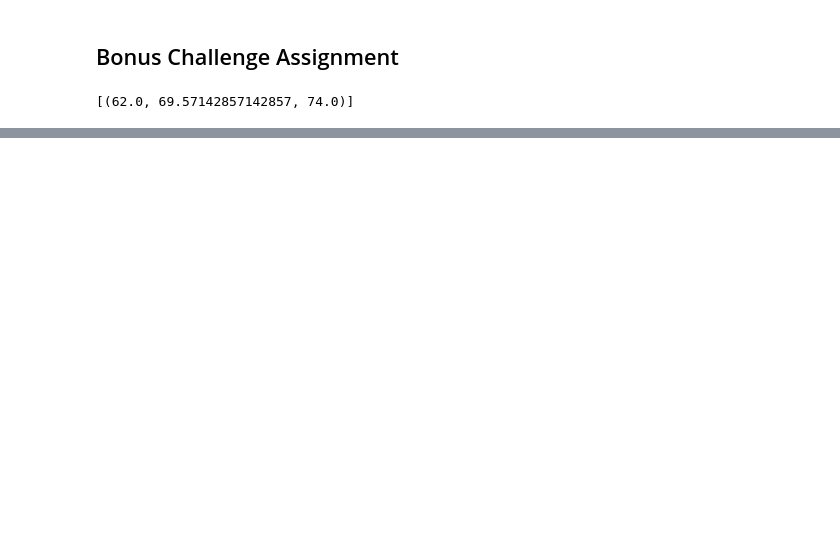
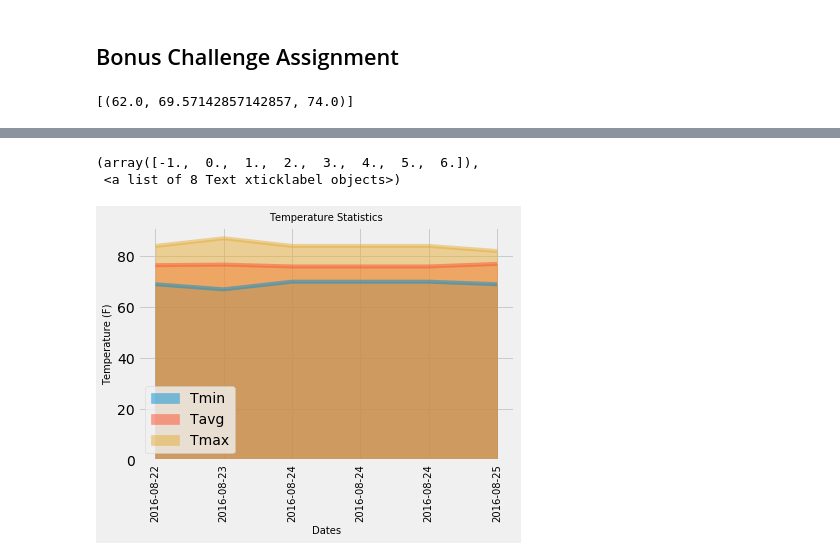
Before and after one commit to erikayi/sqlalchemy-challenge, a Jupyter notebook: climate_final.ipynb, the cells around one changed output, grey strips where cells are left out. Saved outputs shown, nothing was run; the diff lists cells and outputs as text; code cells hidden in the pictures; blank space fills up the shorter version.

```diff
--- a/climate_final.ipynb
+++ b/climate_final.ipynb
@@ -472,10 +522,25 @@ daily_normals("01-01")
 # calculate the daily normals for your trip
 # push each tuple of calculations into a list called `normals`
 
+end_date = dt.datetime(2017,8,23)
+begin_date = dt.datetime(2016,8,22)
+
 # Set the start and end date of the trip
+trip_start_year = '2016,08,22'
+trip_end_year = '2016,08,25'
 
 # Use the start and end date to create a range of dates
+date_range = ['2016-08-22', '2016-08-23', '2016-08-24', '2016-08-24', '2016-08-24', '2016-08-25']
+
+# Convert to the string format to datetime
+dates_list = [dt.datetime.strptime(date, "%Y-%m-%d") for date in date_range]
+dates_list
 
 # Stip off the year and save a list of %m-%d strings
+converted_dates = [date.strftime('%m-%d') for date in dates_list]
+converted_dates
 
 # Loop through the list of %m-%d strings and calculate the normals for each date
+date_list = converted_dates
+normals = [daily_normals(date) for date in date_list]
+normals
@@ -481,0 +554,5 @@ daily_normals("01-01")
+# %%
+# Clean up the normal lists
+
+clean_normals = [item for list in normals for item in list]
+clean_normals
@@ -482,2 +566,7 @@ daily_normals("01-01")
 # %%
 # Load the previous query results into a Pandas DataFrame and add the `trip_dates` range as the `date` index
+trip_dates=['2016-08-22', '2016-08-23', '2016-08-24', '2016-08-24', '2016-08-24', '2016-08-25']
+
+query_results_df = pd.DataFrame(clean_normals, columns=["Tmin", "Tavg", "Tmax"], index=trip_dates)
+# query_results_df.set_index('date')
+query_results_df
@@ -484,2 +581,11 @@ daily_normals("01-01")
 # %%
 # Plot the daily normals as an area plot with `stacked=False`
+daily_normals_plot = query_results_df.plot.area(stacked=False)
+plt.xlabel("Dates", fontsize=10)
+plt.ylabel("Temperature (F)", fontsize=10)
+plt.title("Temperature Statistics", fontsize=10)
+plt.xticks(rotation=90, fontsize=10)
+# %% [output]
+(array([-1.,  0.,  1.,  2.,  3.,  4.,  5.,  6.]),
+ <a list of 8 Text xticklabel objects>)
+[figure, added]
```
Also changed, not shown: parts of 10 cells of this notebook, 1 other file.
